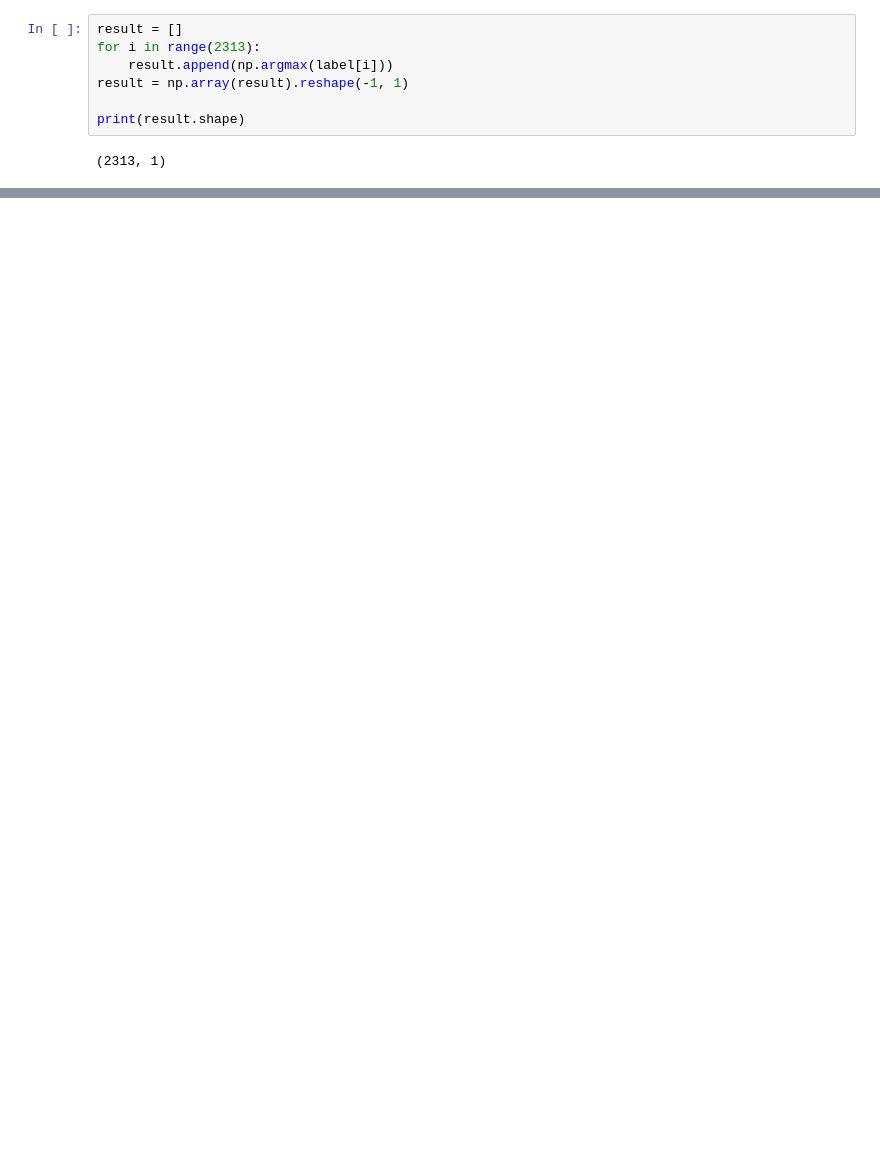
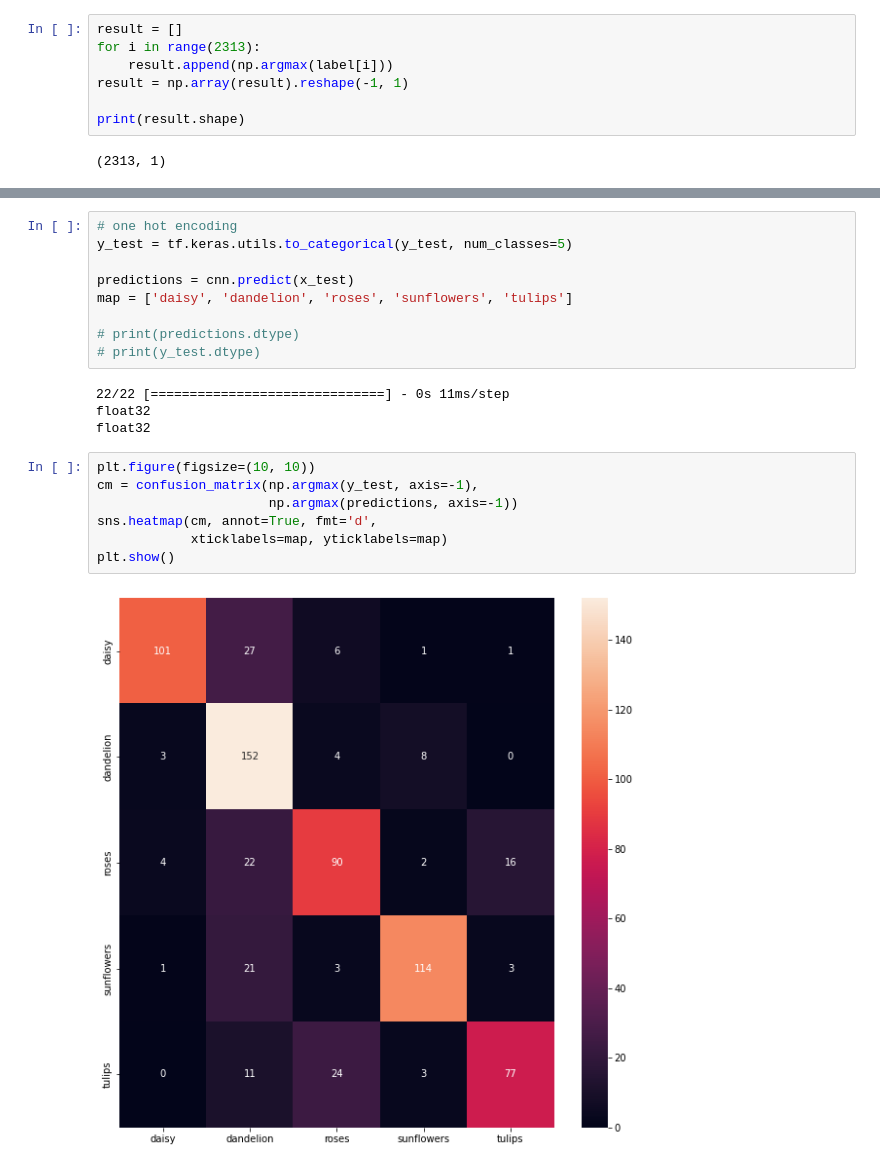
Before and after one commit to welwitschias/MachineLearning, a Jupyter notebook: 22_cnn_test_flower.ipynb, the cells around one changed output, grey strips where cells are left out. Saved outputs shown, nothing was run; the diff lists cells and outputs as text; blank space fills up the shorter version.

```diff
--- a/22_cnn_test_flower.ipynb
+++ b/22_cnn_test_flower.ipynb
@@ -165,0 +186,22 @@ print('경과시간 =', end_time - start_time)
+# %%
+# one hot encoding
+y_test = tf.keras.utils.to_categorical(y_test, num_classes=5)
+
+predictions = cnn.predict(x_test)
+map = ['daisy', 'dandelion', 'roses', 'sunflowers', 'tulips']
+
+# print(predictions.dtype)
+# print(y_test.dtype)
+# %% [output]
+22/22 [==============================] - 0s 11ms/step
+float32
+float32
+# %%
+plt.figure(figsize=(10, 10))
+cm = confusion_matrix(np.argmax(y_test, axis=-1),
+                      np.argmax(predictions, axis=-1))
+sns.heatmap(cm, annot=True, fmt='d',
+            xticklabels=map, yticklabels=map)
+plt.show()
+# %% [output]
+[figure, added]
```
Also changed, not shown: parts of 28 cells of this notebook, 9 other files.
